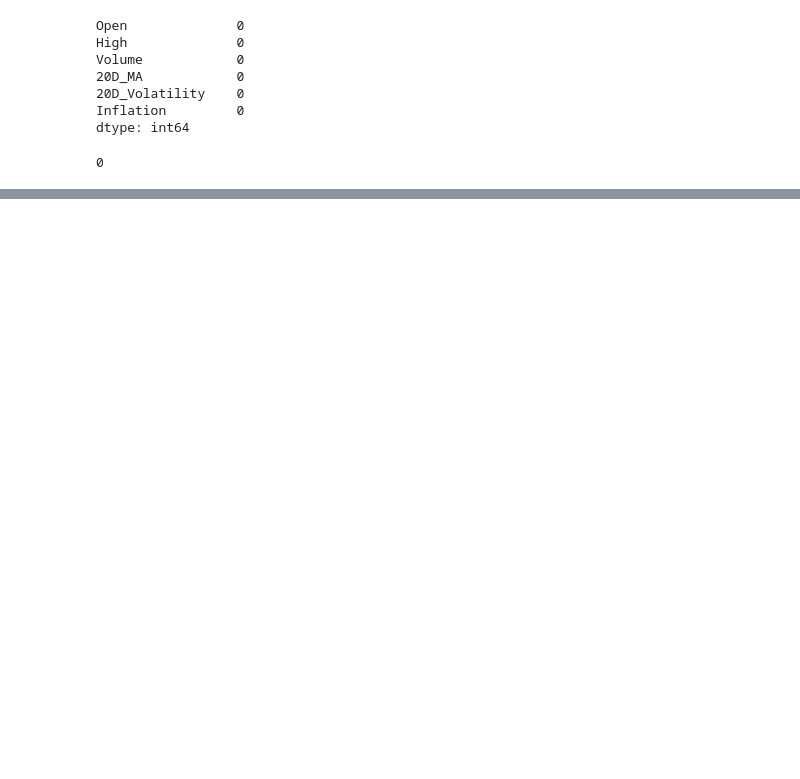
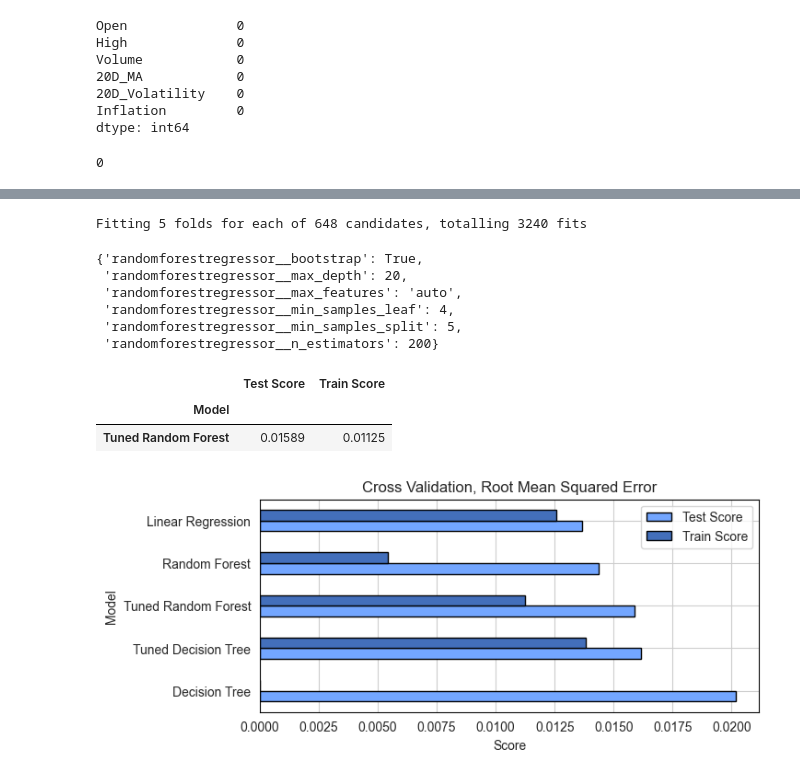
Before and after one commit to aungsias/Forays, a Jupyter notebook: Self/1. Market Movements and Factors - Linear v. Logistic Regression/index.ipynb, the cells around one changed output, grey strips where cells are left out. Saved outputs shown, nothing was run; the diff lists cells and outputs as text; code cells hidden in the pictures; blank space fills up the shorter version.

```diff
--- a/Self/1. Market Movements and Factors - Linear v. Logistic Regression/index.ipynb
+++ b/Self/1. Market Movements and Factors - Linear v. Logistic Regression/index.ipynb
@@ -115,0 +265,14 @@ from rolling_scaler import RollingWindowScaler
+# %%
+model_3 = 'Tuned Decision Tree'
+tuned_tree_pipe = tree_search_BE
+tuned_tree_cv = -mean_cv(
+    tuned_tree_pipe,
+    model_3,
+    X_train,
+    y_train,
+    scoring
+)
+
+cvs.append(tuned_tree_cv)
+
+tuned_tree_cv
@@ -115,0 +303,64 @@ from rolling_scaler import RollingWindowScaler
+# %%
+param_grid_2 = {
+    'randomforestregressor__n_estimators': [50, 100, 200],
+    'randomforestregressor__max_depth': [None, 10, 20, 30],
+    'randomforestregressor__min_samples_split': [2, 5, 10],
+    'randomforestregressor__min_samples_leaf': [1, 2, 4],
+    'randomforestregressor__max_features': ['auto', 'sqrt', 'log2'],
+    'randomforestregressor__bootstrap': [True, False]
+}
+
+forest_search, forest_search_BE, forest_search_BP = run_gridsearch(
+    forest_pipe,
+    param_grid_2,
+    X_train,
+    y_train,
+    scoring
+)
+# %% [output]
+Fitting 5 folds for each of 648 candidates, totalling 3240 fits
+# %%
+pprint(forest_search_BP)
+# %% [output]
+{'randomforestregressor__bootstrap': True,
+ 'randomforestregressor__max_depth': 20,
+ 'randomforestregressor__max_features': 'auto',
+ 'randomforestregressor__min_samples_leaf': 4,
+ 'randomforestregressor__min_samples_split': 5,
+ 'randomforestregressor__n_estimators': 200}
+# %%
+model_5 = 'Tuned Random Forest'
+tuned_forest_pipe = Pipeline(steps=[('standardscaler', StandardScaler()),
+                ('randomforestregressor',
+                 RandomForestRegressor(max_depth=30, max_features='sqrt',
+                                       min_samples_leaf=4, n_estimators=50))])
+tuned_forest_cv = -mean_cv(
+    tuned_forest_pipe,
+    model_5,
+    X_train,
+    y_train,
+    scoring
+)
+
+cvs.append(tuned_forest_cv)
+
+tuned_forest_cv
+# %% [output]
+|  | Test Score | Train Score |
+| Model |  |  |
+| Tuned Random Forest | 0.01589 | 0.01125 |
+# %%
+stats = pd.concat(cvs)
+stats = stats.sort_values(by='Test Score', ascending=False)
+
+ax1 = stats.plot.barh(
+    figsize=(7,3),
+    edgecolor='k',
+    color=['#73A6FF', '#436FBB']
+)
+
+
+plt.title('Cross Validation, Root Mean Squared Error')
+plt.xlabel('Score');
+# %% [output]
+[figure, added]
```
Also changed, not shown: parts of 34 cells of this notebook, 3 other files.
